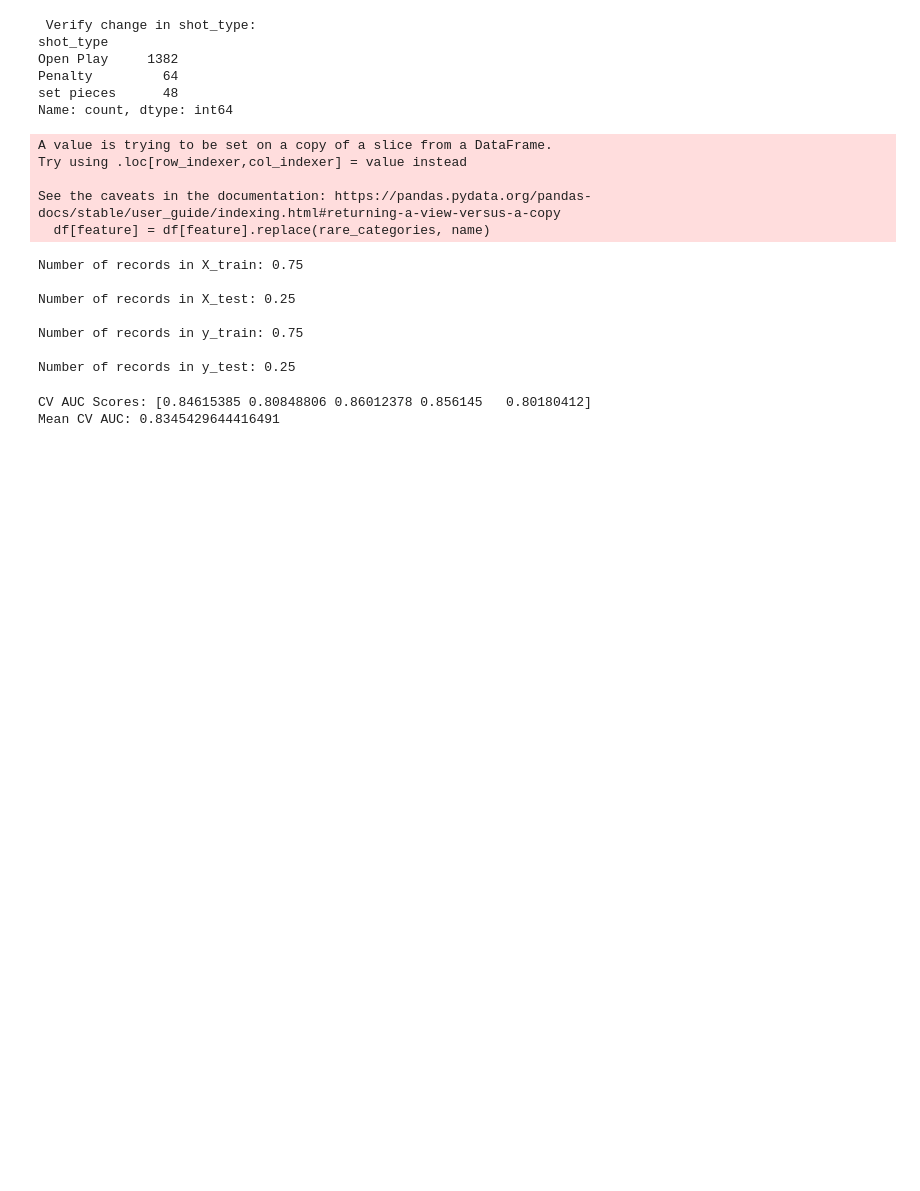
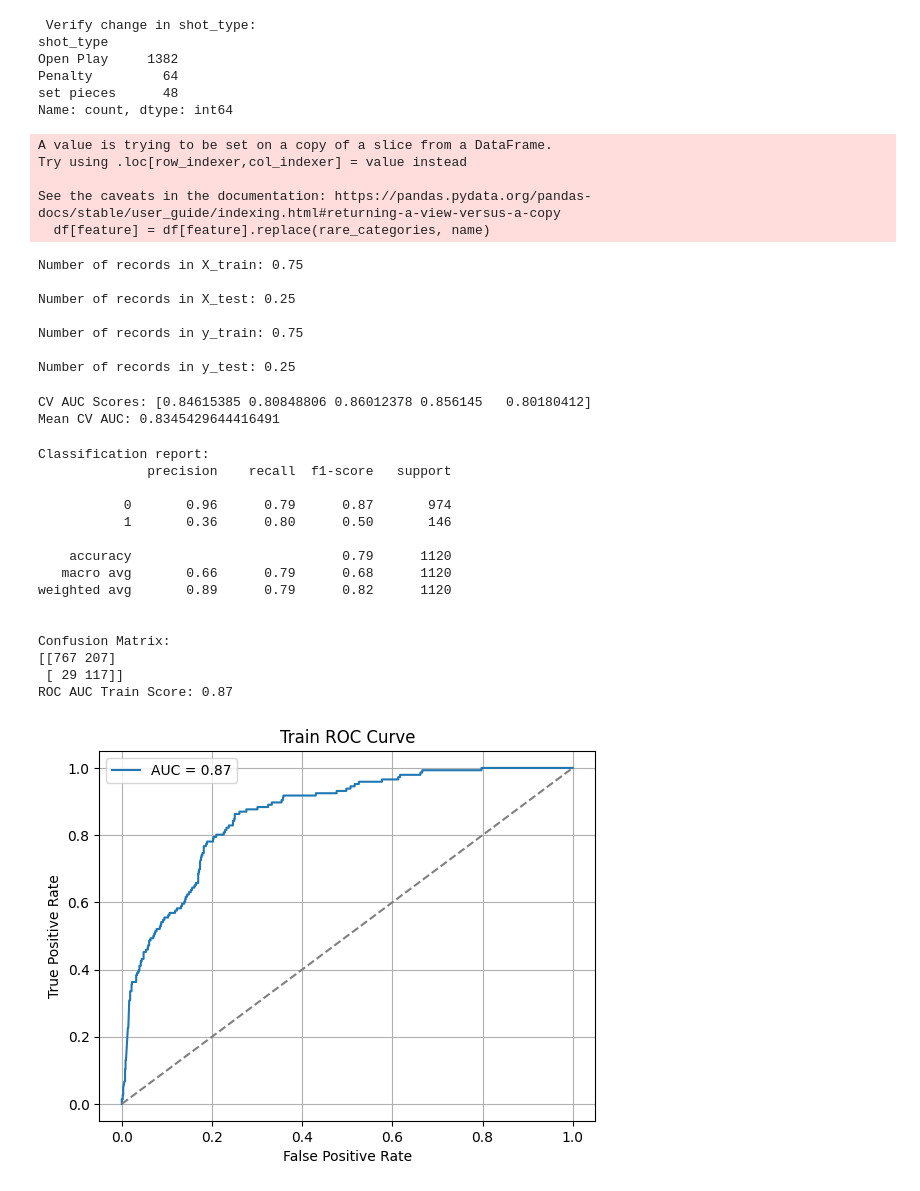
Before and after one commit to Clarkey33/Soccer-xG-Analytics-Model, a Jupyter notebook: notebooks/xG_model_datamodeling.ipynb, the cells around one changed output. Saved outputs shown, nothing was run; the diff lists cells and outputs as text; code cells hidden in the pictures; blank space fills up the shorter version.

```diff
--- a/notebooks/xG_model_datamodeling.ipynb
+++ b/notebooks/xG_model_datamodeling.ipynb
@@ -313,0 +321,52 @@ Mean CV AUC: 0.8345429644416491
+# %%
+#fit pipelne on model
+pipe.fit(X_train, y_train)
+
+#make predictions using X_tran
+y_train_pred = pipe.predict(X_train)
+
+#get prediction probalities of class 1 (goal)
+y_train_proba = pipe.predict_proba(X_train)[:,1]
+# %%
+#get classification report
+classif_report= classification_report(y_train,y_train_pred)
+print(f'\nClassification report:\n{classif_report}')
+
+#get confusion matrix
+confu_matrix = confusion_matrix(y_train,y_train_pred)
+print(f"\nConfusion Matrix: \n{confu_matrix}")
+
+#create df for confusion matrix
+df_cm = pd.DataFrame(confu_matrix, index=["No Goal","Goal"], columns=["No Goal","Goal"])
+
+#ger ROC_AUC score
+roc_auc_train=roc_auc_score(y_train, y_train_proba)
+print(f"ROC AUC Train Score: {roc_auc_train:.2f}")
+
+#get ROC Curve
+false_pr,true_pr, _ =roc_curve(y_train,y_train_proba)
+plt.plot(false_pr,true_pr,label=f"AUC = {roc_auc_train:.2f}")
+plt.plot([0,1],[0,1], linestyle='--', color='gray')
+plt.xlabel("False Positive Rate")
+plt.ylabel("True Positive Rate")
+plt.title("Train ROC Curve")
+plt.legend()
+plt.grid(True)
+plt.show()
+# %% [output]
+Classification report:
+              precision    recall  f1-score   support
+
+           0       0.96      0.79      0.87       974
+           1       0.36      0.80      0.50       146
+
+    accuracy                           0.79      1120
+   macro avg       0.66      0.79      0.68      1120
+weighted avg       0.89      0.79      0.82      1120
+
+
+Confusion Matrix:
+[[767 207]
+ [ 29 117]]
+ROC AUC Train Score: 0.87
+[figure, added]
```
Also changed, not shown: parts of 9 cells of this notebook.
